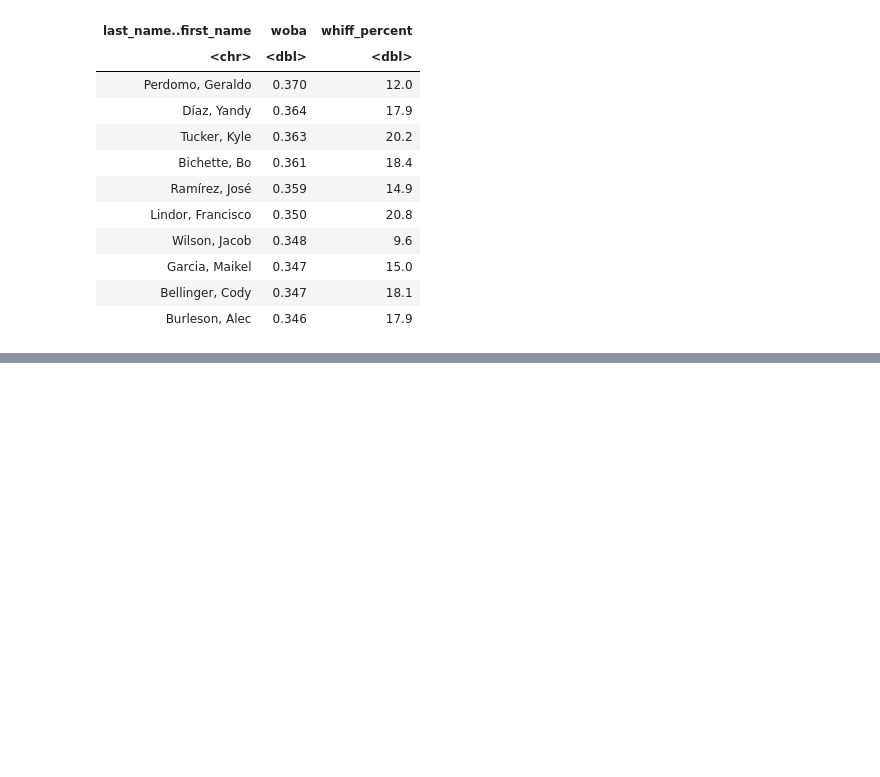
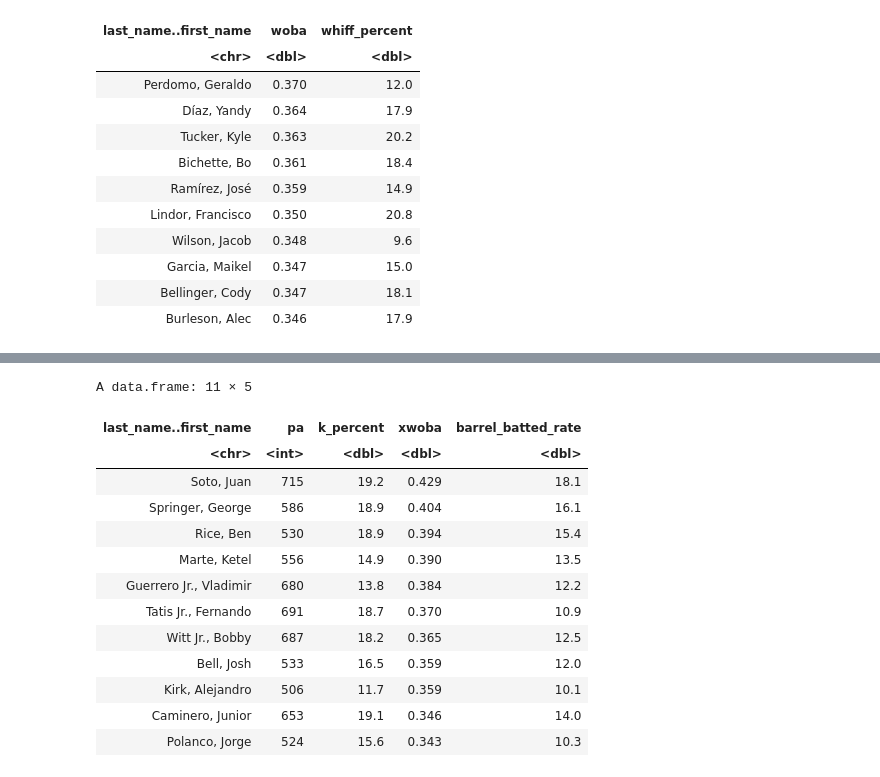
Before and after one commit to glennnoronha/R, a Jupyter notebook: baseball_savant.ipynb, the cells around one changed output, grey strips where cells are left out. Cells and saved outputs as stored; diff of their text form; code cells hidden in the pictures; blank space fills up the shorter version.

```diff
--- a/baseball_savant.ipynb
+++ b/baseball_savant.ipynb
@@ -216,0 +292,25 @@ A data.frame: 10 × 3
+# %%
+baseball |>
+  filter(
+    barrel_batted_rate >= quantile(barrel_batted_rate,.50),
+    hard_hit_percent >=quantile(hard_hit_percent,.50),
+    k_percent<=quantile(k_percent,.40),
+    pa >= 500
+  ) |>
+      arrange(desc(xwoba))|>
+      select(last_name..first_name,pa,k_percent,xwoba,barrel_batted_rate)
+# %% [output]
+A data.frame: 11 × 5
+| last_name..first_name | pa | k_percent | xwoba | barrel_batted_rate |
+| <chr> | <int> | <dbl> | <dbl> | <dbl> |
+| Soto, Juan | 715 | 19.2 | 0.429 | 18.1 |
+| Springer, George | 586 | 18.9 | 0.404 | 16.1 |
+| Rice, Ben | 530 | 18.9 | 0.394 | 15.4 |
+| Marte, Ketel | 556 | 14.9 | 0.390 | 13.5 |
+| Guerrero Jr., Vladimir | 680 | 13.8 | 0.384 | 12.2 |
+| Tatis Jr., Fernando | 691 | 18.7 | 0.370 | 10.9 |
+| Witt Jr., Bobby | 687 | 18.2 | 0.365 | 12.5 |
+| Bell, Josh | 533 | 16.5 | 0.359 | 12.0 |
+| Kirk, Alejandro | 506 | 11.7 | 0.359 | 10.1 |
+| Caminero, Junior | 653 | 19.1 | 0.346 | 14.0 |
+| Polanco, Jorge | 524 | 15.6 | 0.343 | 10.3 |
```
Also changed, not shown: parts of 7 cells of this notebook.
